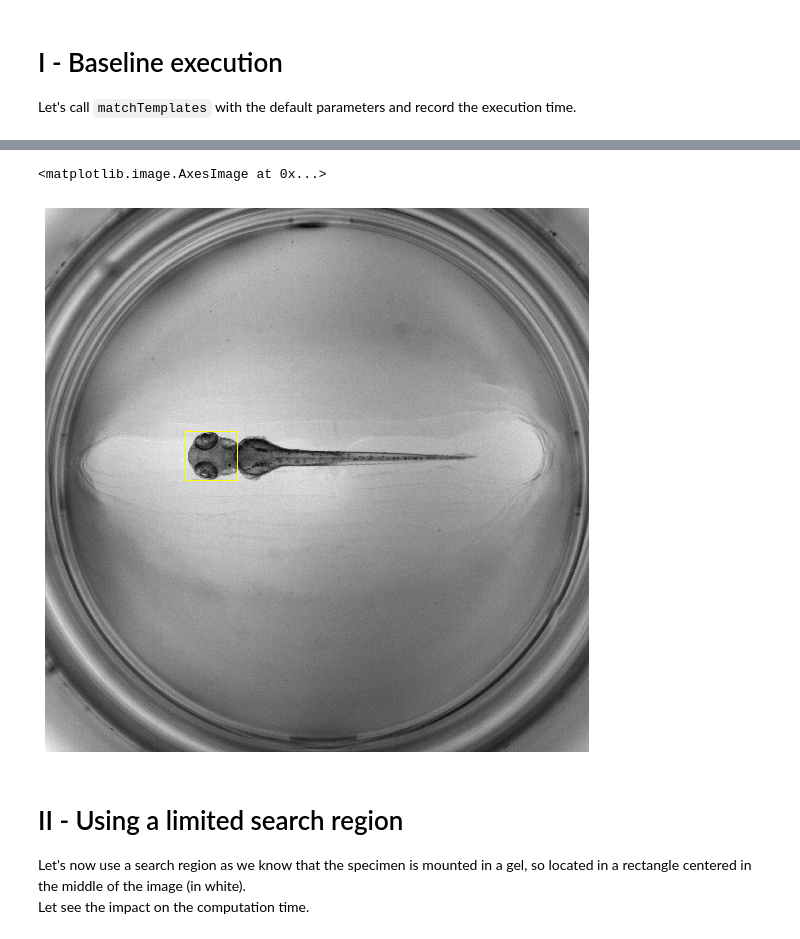
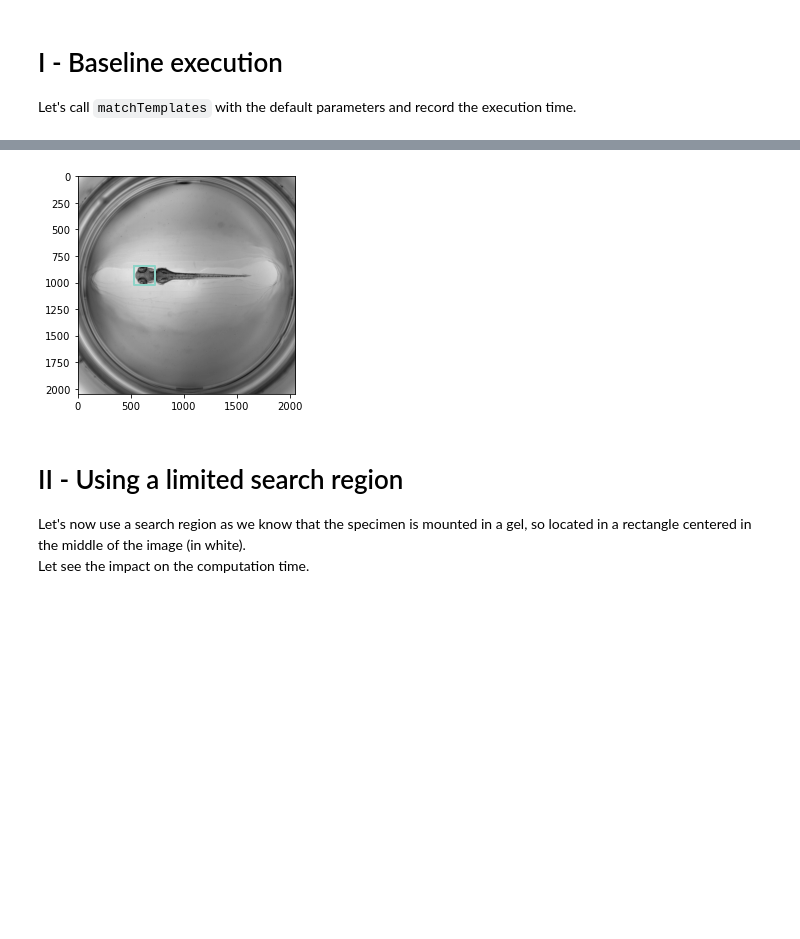
Before and after one commit to multi-template-matching/MultiTemplateMatching-Python, a Jupyter notebook: tutorials/Tutorial3-SpeedingUp.ipynb, the cells around one changed output, grey strips where cells are left out. Saved outputs shown, nothing was run; the diff lists cells and outputs as text; code cells hidden in the pictures; blank space fills up the shorter version.

```diff
--- a/tutorials/Tutorial3-SpeedingUp.ipynb
+++ b/tutorials/Tutorial3-SpeedingUp.ipynb
@@ -34,7 +36,8 @@ We will use Multi-Template-Matching for the detection of the head.
 This is useful since the larvae are not positioned exactly at the same spot in every well.
 For this tutorial we will use the same image though, as the goal is to compare the performance for different parameters.
 # %%
-image = cv2.imread(r"../images/Fish.tif", -1) # this assume you cloned the repo, or you run the notebook from Binder. You can also download the image separatly
+image = cv2.imread(r"images/Fish.tif", -1) # when testing locally
+#image = cv2.imread(r"../images/Fish.tif", -1) # this assume you cloned the repo, or you run the notebook from Binder. You can also download the image separatly
 plt.figure(figsize = (10,10))
 plt.axis("off")
 plt.imshow(image, cmap="gray")
@@ -68,12 +69,7 @@ Wall time: 227 ms
-# %%
-Overlay = drawBoxesOnRGB(image, Hits, showLabel=True)
-
-plt.figure(figsize = (10,10))
-plt.axis("off")
-plt.imshow(Overlay)
-# %% [output]
-<matplotlib.image.AxesImage at 0x...>
-[figure, removed]
+# %%
+plotDetections(image, listDetections)
+# %% [output]
+[figure, added]
 # %% [markdown]
 # II - Using a limited search region
 Let's now use a search region as we know that the specimen is mounted in a gel, so located in a rectangle centered in the middle of the image (in white).
```
Also changed, not shown: parts of 8 cells of this notebook.
